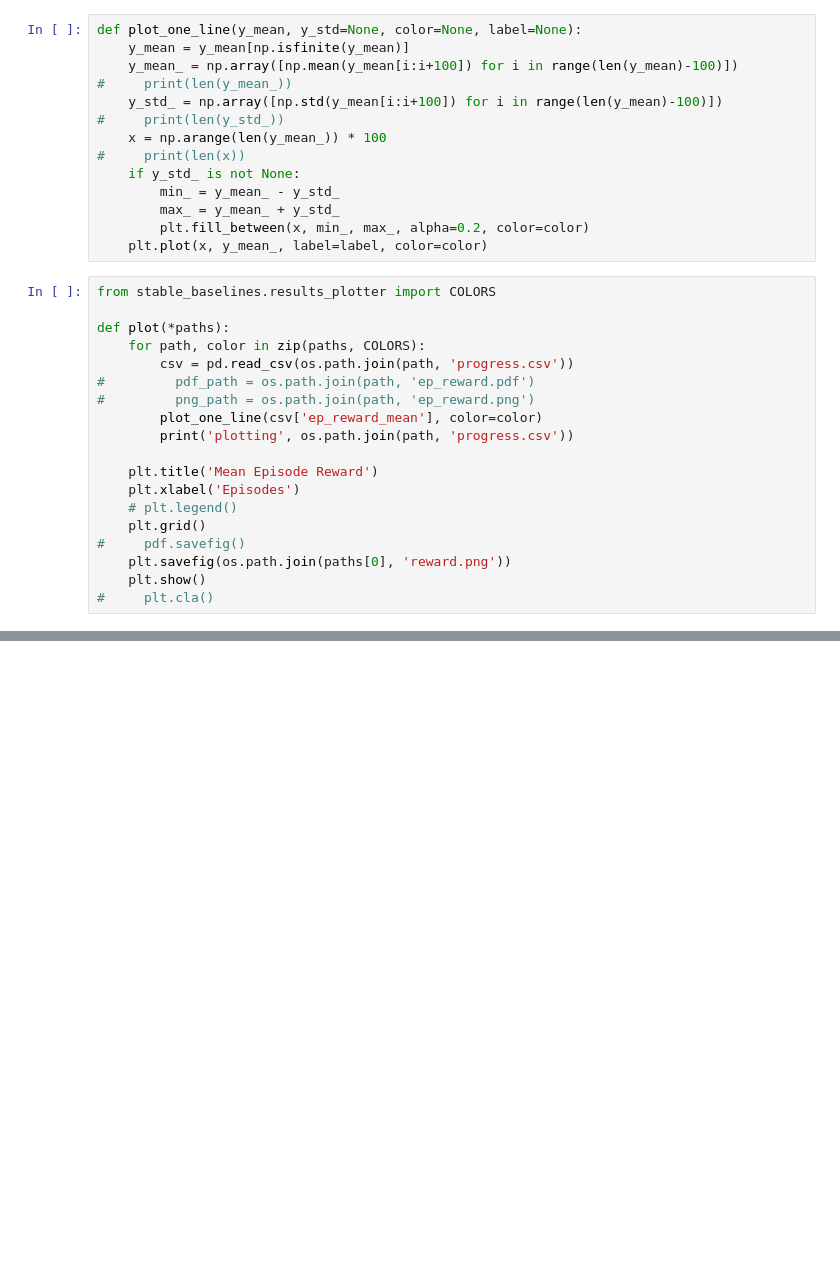
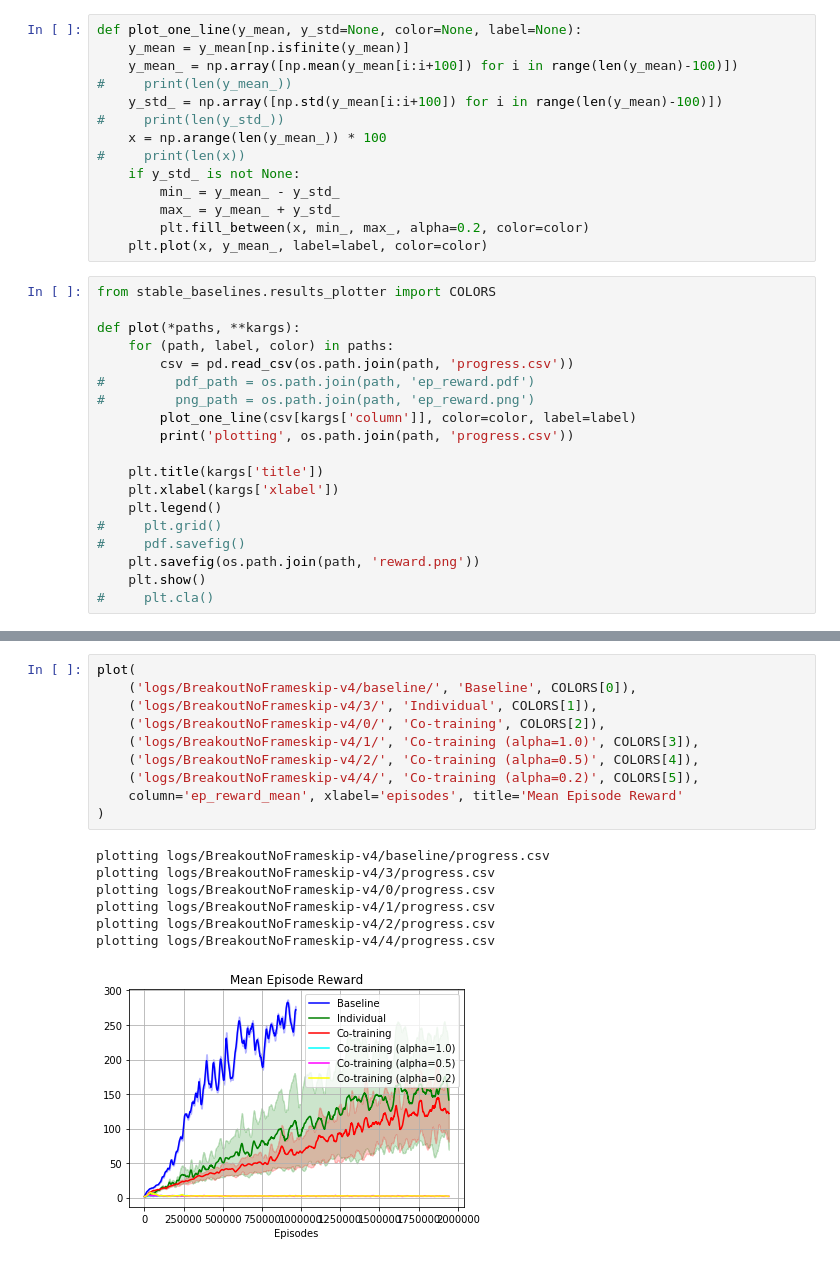
Before and after one commit to gohsyi/peer_bc_ct, a Jupyter notebook: plotter.ipynb, the cells around one changed output, grey strips where cells are left out. Cells and saved outputs as stored; diff of their text form; blank space fills up the shorter version.

```diff
--- a/plotter.ipynb
+++ b/plotter.ipynb
@@ -35,19 +35,19 @@ def plot_one_line(y_mean, y_std=None, color=None, label=None):
 # %%
 from stable_baselines.results_plotter import COLORS
 
-def plot(*paths):
-    for path, color in zip(paths, COLORS):
+def plot(*paths, **kargs):
+    for (path, label, color) in paths:
         csv = pd.read_csv(os.path.join(path, 'progress.csv'))
 #         pdf_path = os.path.join(path, 'ep_reward.pdf')
 #         png_path = os.path.join(path, 'ep_reward.png')
-        plot_one_line(csv['ep_reward_mean'], color=color)
+        plot_one_line(csv[kargs['column']], color=color, label=label)
         print('plotting', os.path.join(path, 'progress.csv'))
 
-    plt.title('Mean Episode Reward')
-    plt.xlabel('Episodes')
-    # plt.legend()
-    plt.grid()
+    plt.title(kargs['title'])
+    plt.xlabel(kargs['xlabel'])
+    plt.legend()
+#     plt.grid()
 #     pdf.savefig()
-    plt.savefig(os.path.join(paths[0], 'reward.png'))
+    plt.savefig(os.path.join(path, 'reward.png'))
     plt.show()
 #     plt.cla()
@@ -60,0 +54,18 @@ plotting logs/BreakoutNoFrameskip-v4/1/progress.csv
+# %%
+plot(
+    ('logs/BreakoutNoFrameskip-v4/baseline/', 'Baseline', COLORS[0]),
+    ('logs/BreakoutNoFrameskip-v4/3/', 'Individual', COLORS[1]),
+    ('logs/BreakoutNoFrameskip-v4/0/', 'Co-training', COLORS[2]),
+    ('logs/BreakoutNoFrameskip-v4/1/', 'Co-training (alpha=1.0)', COLORS[3]),
+    ('logs/BreakoutNoFrameskip-v4/2/', 'Co-training (alpha=0.5)', COLORS[4]),
+    ('logs/BreakoutNoFrameskip-v4/4/', 'Co-training (alpha=0.2)', COLORS[5]),
+    column='ep_reward_mean', xlabel='episodes', title='Mean Episode Reward'
+)
+# %% [output]
+plotting logs/BreakoutNoFrameskip-v4/baseline/progress.csv
+plotting logs/BreakoutNoFrameskip-v4/3/progress.csv
+plotting logs/BreakoutNoFrameskip-v4/0/progress.csv
+plotting logs/BreakoutNoFrameskip-v4/1/progress.csv
+plotting logs/BreakoutNoFrameskip-v4/2/progress.csv
+plotting logs/BreakoutNoFrameskip-v4/4/progress.csv
+[figure, added]
```
Also changed, not shown: parts of 3 cells of this notebook, 8 other files.
